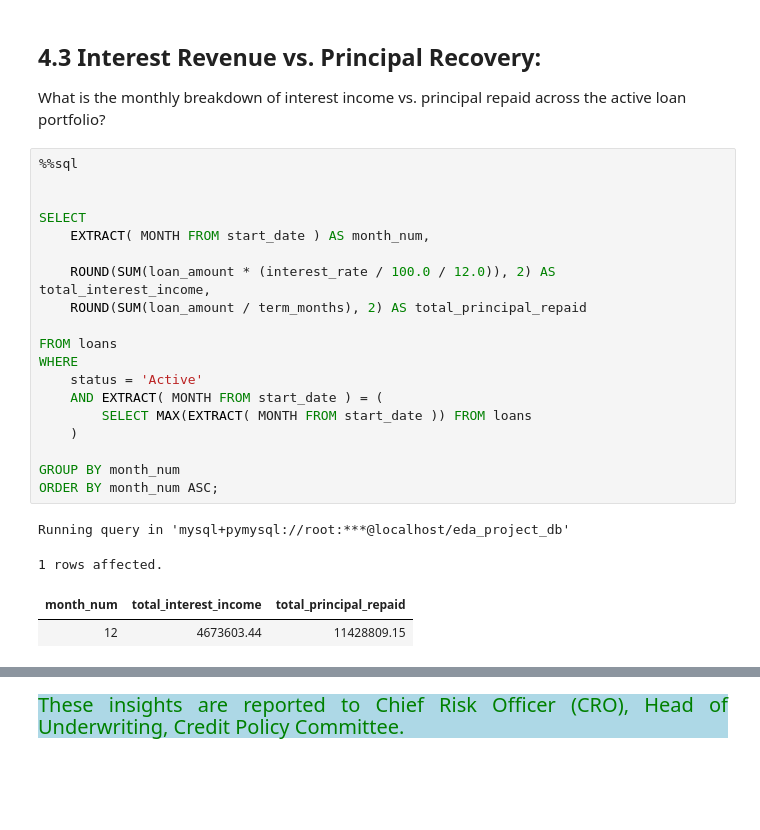
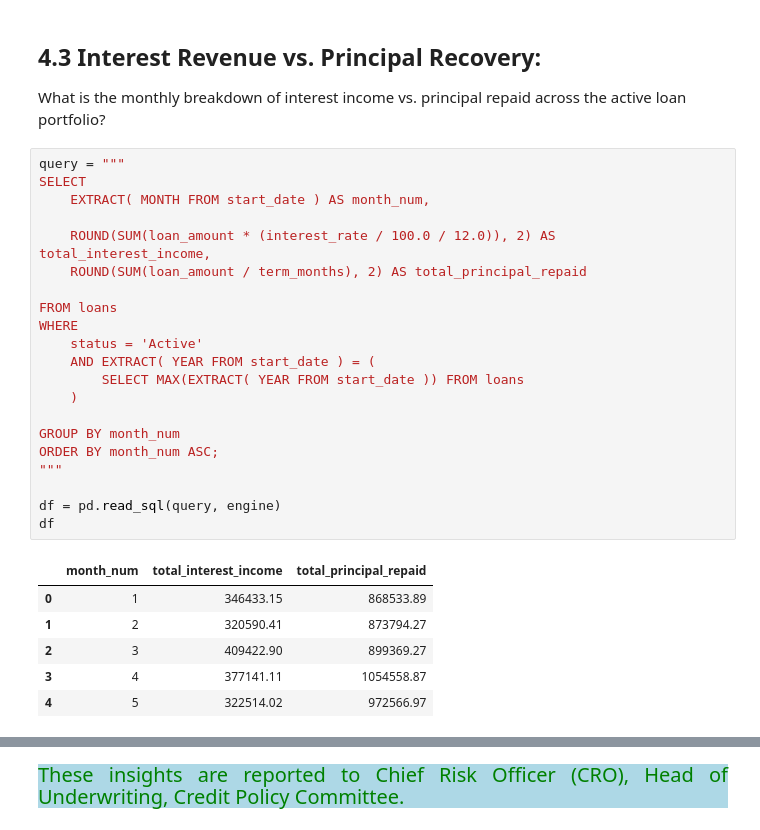
Before and after one commit to Kartika-Nidhi/Banking_Transaction_Analysis_SQL, a Jupyter notebook: BankingTransactions.ipynb, the cells around one changed output, grey strips where cells are left out. Drawn from its saved outputs; the diff is of its cells as text; blank space fills up the shorter version.

```diff
--- a/BankingTransactions.ipynb
+++ b/BankingTransactions.ipynb
@@ -764,26 +764,30 @@ Passing `palette` without assigning `hue` is deprecated and will be removed in v
 ## 4.3 Interest Revenue vs. Principal Recovery:
 What is the monthly breakdown of interest income vs. principal repaid across the active loan portfolio?
 # %%
-%%sql
-
-
+query = """
 SELECT
     EXTRACT( MONTH FROM start_date ) AS month_num,
 
     ROUND(SUM(loan_amount * (interest_rate / 100.0 / 12.0)), 2) AS total_interest_income,
     ROUND(SUM(loan_amount / term_months), 2) AS total_principal_repaid
 
 FROM loans
 WHERE
     status = 'Active'
-    AND EXTRACT( MONTH FROM start_date ) = (
-        SELECT MAX(EXTRACT( MONTH FROM start_date )) FROM loans
+    AND EXTRACT( YEAR FROM start_date ) = (
+        SELECT MAX(EXTRACT( YEAR FROM start_date )) FROM loans
     )
 
 GROUP BY month_num
 ORDER BY month_num ASC;
+"""
+
+df = pd.read_sql(query, engine)
+df
 # %% [output]
-Running query in 'mysql+pymysql://root:***@localhost/eda_project_db'
-1 rows affected.
-| month_num | total_interest_income | total_principal_repaid |
-| 12 | 4673603.44 | 11428809.15 |
+|  | month_num | total_interest_income | total_principal_repaid |
+| 0 | 1 | 346433.15 | 868533.89 |
+| 1 | 2 | 320590.41 | 873794.27 |
+| 2 | 3 | 409422.90 | 899369.27 |
+| 3 | 4 | 377141.11 | 1054558.87 |
+| 4 | 5 | 322514.02 | 972566.97 |
```
Also changed, not shown: parts of 2 cells of this notebook.
